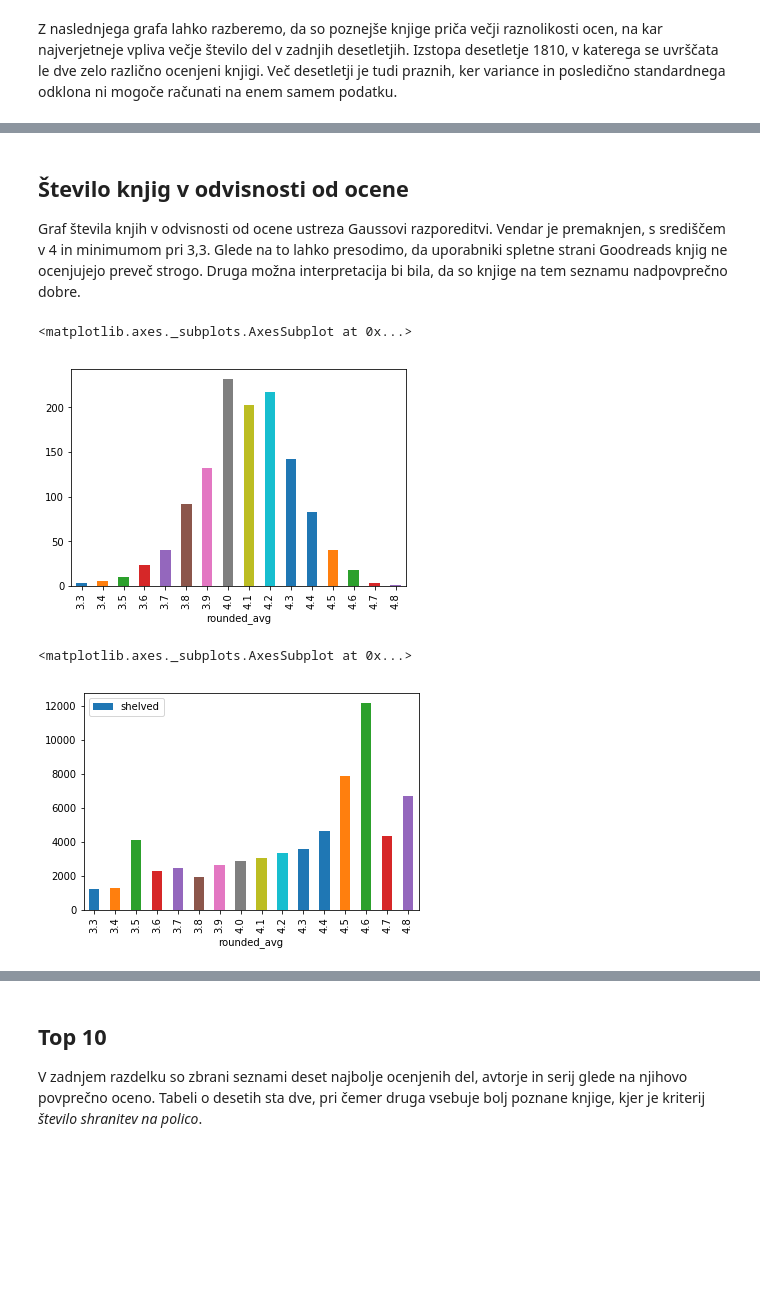
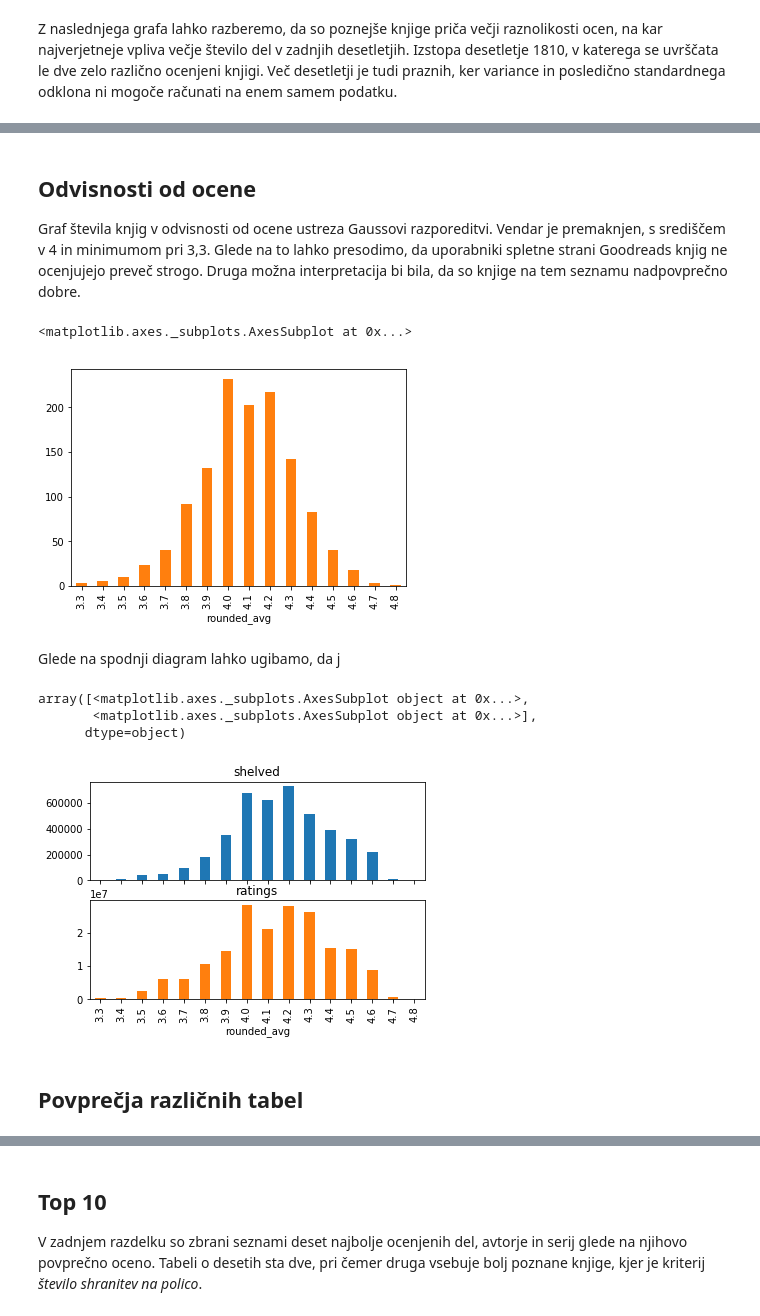
Before and after one commit to nikerzetic/programiranje-1-projektna-naloga, a Jupyter notebook: data_analysis.ipynb, the cells around one changed output, grey strips where cells are left out. Drawn from its saved outputs; the diff is of its cells as text; code cells hidden in the pictures; blank space fills up the shorter version.

```diff
--- a/data_analysis.ipynb
+++ b/data_analysis.ipynb
@@ -161,17 +216,23 @@ knjige[knjige.shelved < 20000].plot.scatter('avg_rating', 'shelved')
 # %% [markdown]
-## Število knjig v odvisnosti od ocene
+## Odvisnosti od ocene
 
-Graf števila knjih v odvisnosti od ocene ustreza Gaussovi razporeditvi. Vendar je premaknjen, s središčem v 4 in minimumom pri 3,3. Glede na to lahko presodimo, da uporabniki spletne strani Goodreads knjig ne ocenjujejo preveč strogo. Druga možna interpretacija bi bila, da so knjige na tem seznamu nadpovprečno dobre.
+Graf števila knjig v odvisnosti od ocene ustreza Gaussovi razporeditvi. Vendar je premaknjen, s središčem v 4 in minimumom pri 3,3. Glede na to lahko presodimo, da uporabniki spletne strani Goodreads knjig ne ocenjujejo preveč strogo. Druga možna interpretacija bi bila, da so knjige na tem seznamu nadpovprečno dobre.
 # %%
-knjige.groupby('rounded_avg').size().plot.bar()
+knjige.groupby('rounded_avg').size().plot.bar(color='C1')
 # %% [output]
 <matplotlib.axes._subplots.AxesSubplot at 0x...>
-[figure, old version]
+[figure, new version]
+# %% [markdown]
+Glede na spodnji diagram lahko ugibamo, da j
 # %%
-knjige.groupby('rounded_avg').mean().plot.bar(y='shelved')
+knjige.groupby('rounded_avg').sum()[['shelved', 'ratings']].plot.bar(subplots=True, legend=False)
 # %% [output]
-<matplotlib.axes._subplots.AxesSubplot at 0x...>
+array([<matplotlib.axes._subplots.AxesSubplot object at 0x...>,
+       <matplotlib.axes._subplots.AxesSubplot object at 0x...>],
+      dtype=object)
-[figure, old version]
+[figure, new version]
+# %% [markdown]
+## Povprečja različnih tabel
 # %%
 celotna_tabela.groupby('series').size().sort_values(ascending=False)
 # %% [output]
```
Also changed, not shown: parts of 26 cells of this notebook, 3 other files.
